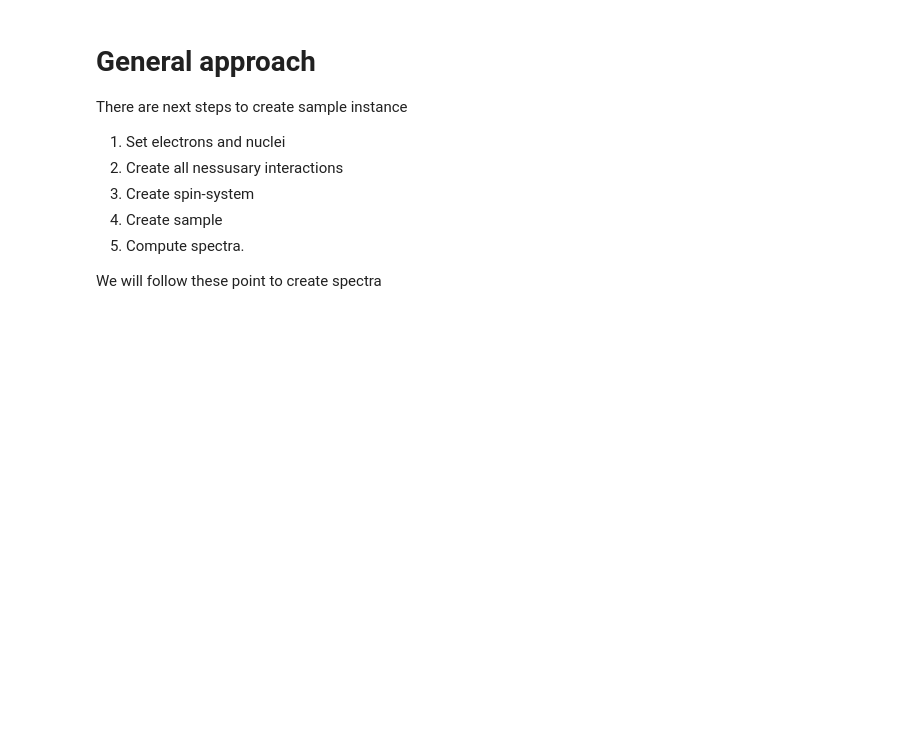
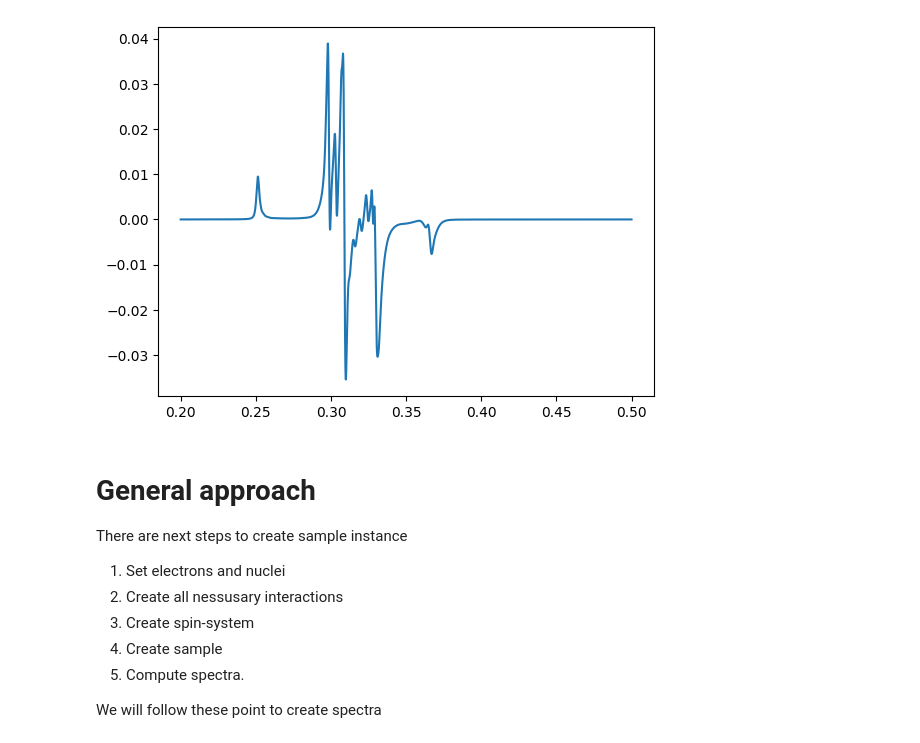
Before and after one commit to ArkadySamsonenkoWork/MarS, a Jupyter notebook: examples/general_examples/example_1_general.ipynb, the cells around one changed output. Saved outputs shown, nothing was run; the diff lists cells and outputs as text; code cells hidden in the pictures; blank space fills up the shorter version.

```diff
--- a/examples/general_examples/example_1_general.ipynb
+++ b/examples/general_examples/example_1_general.ipynb
@@ -29,3 +58,8 @@ import matplotlib.pyplot as plt
+# %%
+plt.plot(fields.numpy(), spec.numpy())
+plt.show()
+# %% [output]
+[figure, added]
 # %% [markdown]
 # General approach
 
```
Also changed, not shown: parts of 4 cells of this notebook.
